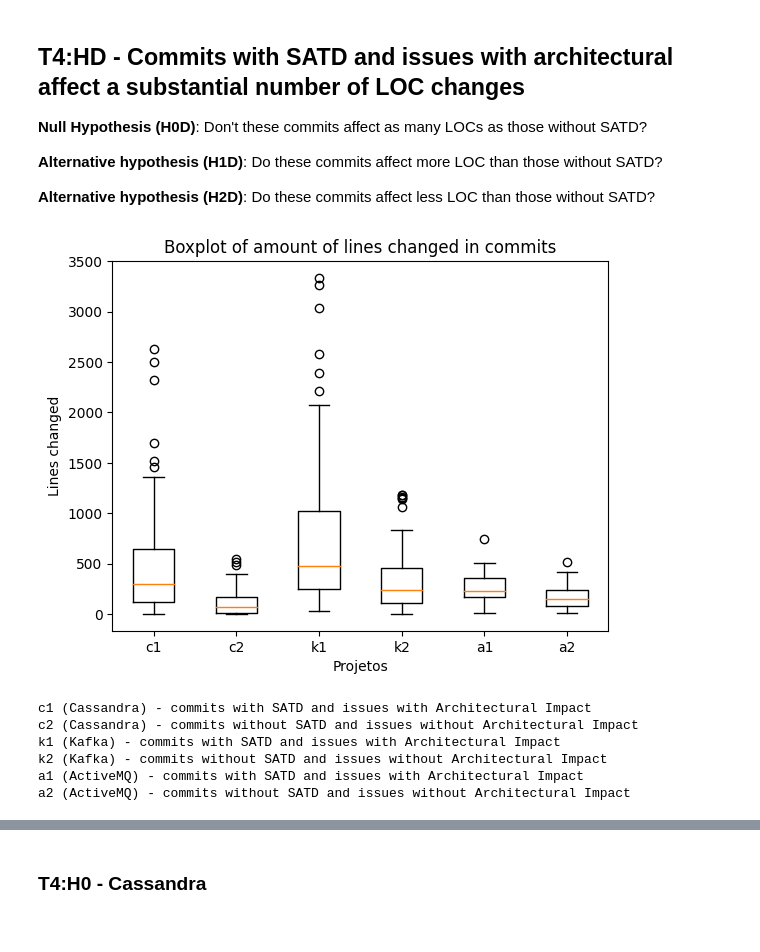
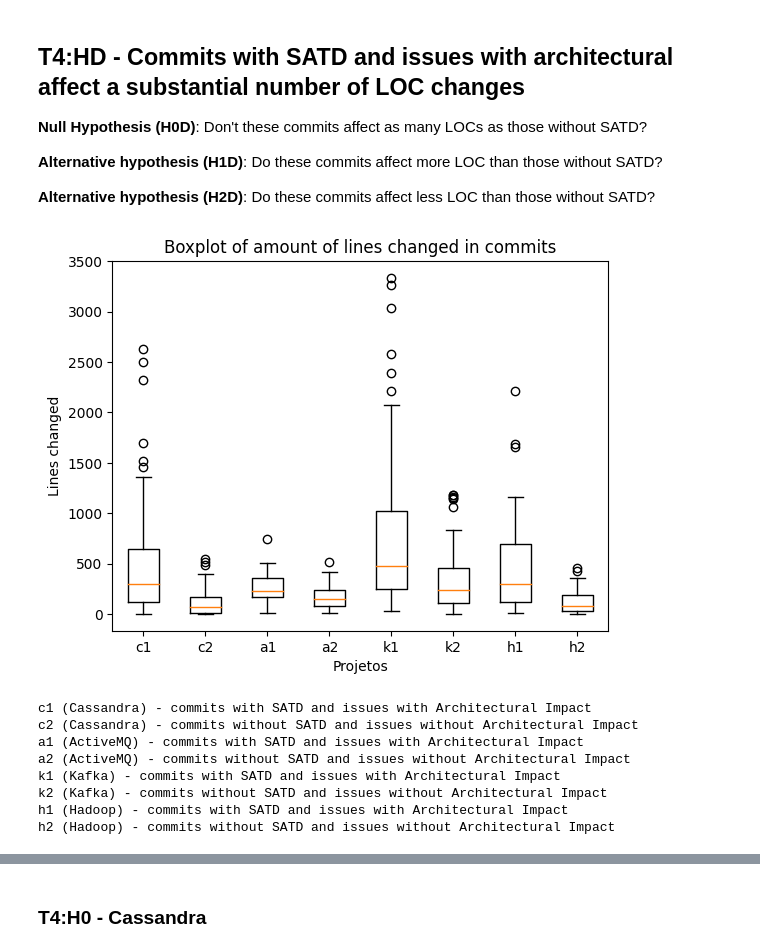
Before and after one commit to armandossrecife/my_validation, a Jupyter notebook: my_comparison2.ipynb, the cells around one changed output, grey strips where cells are left out. Cells and saved outputs as stored; diff of their text form; code cells hidden in the pictures.

```diff
--- a/my_comparison2.ipynb
+++ b/my_comparison2.ipynb
@@ -1511,3 +1513,7 @@ df_extra1_cassandra_commits_issues_yes_ai = pd.read_excel('cassandra_commits_iss
 df_extra1_cassandra_commits_issues_no_ai_no_satd = pd.read_excel('cassandra_commits_issues_no_ai_no_satd.xlsx')
 df_extra1_kafka_commits_issues_yes_ai = pd.read_excel('kafka_commits_issues_yes_ai_satd.xlsx')
 df_extra1_kafka_commits_issues_no_ai = pd.read_excel('kafka_commits_issues_no_ai_no_satd.xlsx')
+df_extra1_activemq_commits_issues_yes_ai = pd.read_excel('activemq_commits_issues_yes_ai_satd.xlsx')
+df_extra1_activemq_commits_issues_no_ai = pd.read_excel('activemq_commits_issues_no_ai_no_satd.xlsx')
+df_extra1_hadoop_commits_issues_yes_ai = pd.read_excel('hadoop_commits_issues_yes_ai_satd.xlsx')
+df_extra1_hadoop_commits_issues_no_ai = pd.read_excel('hadoop_commits_issues_no_ai_no_satd.xlsx')
@@ -1517,3 +1520,5 @@ df_extra1_activemq_commits_issues_no_ai = pd.read_excel('activemq_commits_issues
 # %%
 d1_extra1_cassandra_without_outliers, d2_extra1_cassandra_without_outliers = my_remove_outliers(df_extra1_cassandra_commits_issues_yes_ai,df_extra1_cassandra_commits_issues_no_ai_no_satd)
 d1_extra1_kafka_without_outliers, d2_extra1_kafka_without_outliers = my_remove_outliers(df_extra1_kafka_commits_issues_yes_ai, df_extra1_kafka_commits_issues_no_ai)
+d1_extra1_activemq_without_outliers, d2_extra1_activemq_without_outliers = my_remove_outliers(df_extra1_activemq_commits_issues_yes_ai, df_extra1_activemq_commits_issues_no_ai)
+d1_extra1_hadoop_without_outliers, d2_extra1_hadoop_without_outliers = my_remove_outliers(df_extra1_hadoop_commits_issues_yes_ai, df_extra1_hadoop_commits_issues_no_ai)
@@ -1522,16 +1525,20 @@ d1_extra1_activemq_without_outliers, d2_extra1_activemq_without_outliers = my_re
 # %%
-create_boxplot(lista_dados=[d1_extra1_cassandra_without_outliers, d2_extra1_cassandra_without_outliers,d1_extra1_kafka_without_outliers, d2_extra1_kafka_without_outliers, d1_extra1_activemq_without_outliers, d2_extra1_activemq_without_outliers], my_title='Boxplot of amount of lines changed in commits', my_xlabel='Projetos', my_ylabel='Lines changed', my_labels=['c1', 'c2', 'k1','k2', 'a1', 'a2'])
+create_boxplot(lista_dados=[d1_extra1_cassandra_without_outliers, d2_extra1_cassandra_without_outliers, d1_extra1_activemq_without_outliers, d2_extra1_activemq_without_outliers, d1_extra1_kafka_without_outliers, d2_extra1_kafka_without_outliers,d1_extra1_hadoop_without_outliers, d2_extra1_hadoop_without_outliers], my_title='Boxplot of amount of lines changed in commits', my_xlabel='Projetos', my_ylabel='Lines changed', my_labels=['c1', 'c2', 'a1', 'a2', 'k1','k2','h1', 'h2'])
 print('c1 (Cassandra) - commits with SATD and issues with Architectural Impact')
 print('c2 (Cassandra) - commits without SATD and issues without Architectural Impact')
+print('a1 (ActiveMQ) - commits with SATD and issues with Architectural Impact')
+print('a2 (ActiveMQ) - commits without SATD and issues without Architectural Impact')
 print('k1 (Kafka) - commits with SATD and issues with Architectural Impact')
 print('k2 (Kafka) - commits without SATD and issues without Architectural Impact')
-print('a1 (ActiveMQ) - commits with SATD and issues with Architectural Impact')
-print('a2 (ActiveMQ) - commits without SATD and issues without Architectural Impact')
+print('h1 (Hadoop) - commits with SATD and issues with Architectural Impact')
+print('h2 (Hadoop) - commits without SATD and issues without Architectural Impact')
 # %% [output]
-[figure, old version]
+[figure, new version]
 c1 (Cassandra) - commits with SATD and issues with Architectural Impact
 c2 (Cassandra) - commits without SATD and issues without Architectural Impact
+a1 (ActiveMQ) - commits with SATD and issues with Architectural Impact
+a2 (ActiveMQ) - commits without SATD and issues without Architectural Impact
 k1 (Kafka) - commits with SATD and issues with Architectural Impact
 k2 (Kafka) - commits without SATD and issues without Architectural Impact
-a1 (ActiveMQ) - commits with SATD and issues with Architectural Impact
-a2 (ActiveMQ) - commits without SATD and issues without Architectural Impact
+h1 (Hadoop) - commits with SATD and issues with Architectural Impact
+h2 (Hadoop) - commits without SATD and issues without Architectural Impact
```
Also changed, not shown: parts of 11 cells of this notebook.
